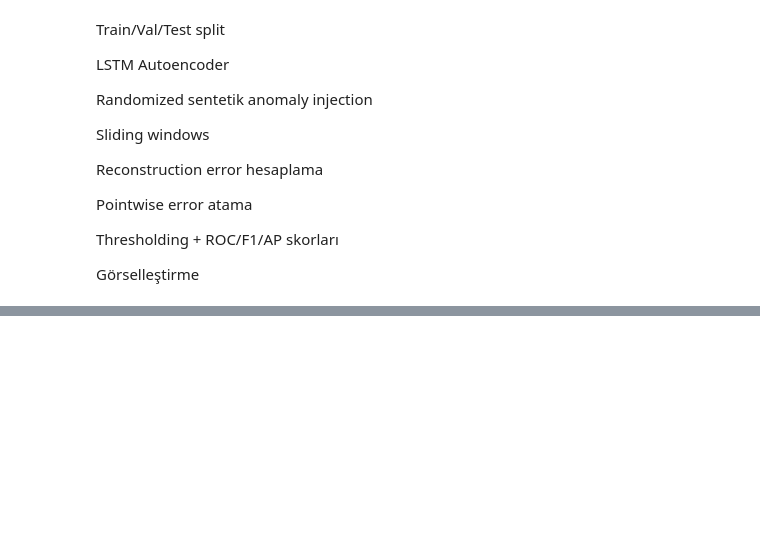
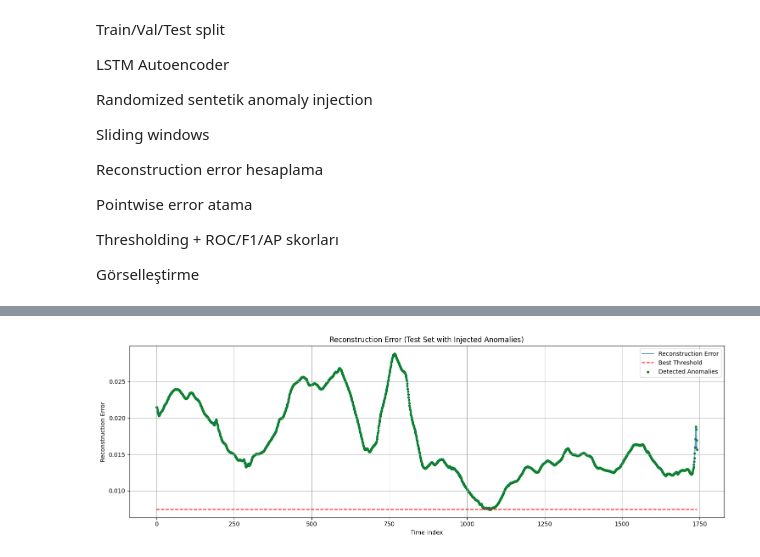
Before and after one commit to beratkaya61/iot_timeseries_machine_learning_updated, a Jupyter notebook: iot-timeseries-forecasting/updated_notebooks/2.2.2_lstm_autoencoder_anomaly_detect.ipynb, the cells around one changed output, grey strips where cells are left out. Saved outputs shown, nothing was run; the diff lists cells and outputs as text; code cells hidden in the pictures; blank space fills up the shorter version.

```diff
--- a/iot-timeseries-forecasting/updated_notebooks/2.2.2_lstm_autoencoder_anomaly_detect.ipynb
+++ b/iot-timeseries-forecasting/updated_notebooks/2.2.2_lstm_autoencoder_anomaly_detect.ipynb
@@ -193,0 +301,85 @@ plt.show()
+# %%
+# =========  Prepare new DataLoader with anomalies =========
+test_tensor_anom = torch.tensor(modified_test_windows, dtype=torch.float32).unsqueeze(-1)
+test_loader_anom = DataLoader(TensorDataset(test_tensor_anom, test_tensor_anom),
+                              batch_size=batch_size, shuffle=False)
+
+# =========  Reconstruction & Error Calculation =========
+model.eval()
+recons = []
+with torch.no_grad():
+    for xb, _ in test_loader_anom:
+        xb = xb.to(device)
+        out = model(xb).cpu().numpy()
+        recons.append(out)
+
+recons = np.vstack(recons).squeeze(-1)
+window_mse = np.mean((recons - modified_test_windows) ** 2, axis=1)
+
+# Convert window error to pointwise error
+N = len(test_scaled)
+pointwise_err = np.zeros(N)
+counts = np.zeros(N)
+half = window_size // 2
+
+for i, w_err in enumerate(window_mse):
+    start_idx = i
+    end_idx = i + window_size
+    if end_idx > N:
+        end_idx = N
+    pointwise_err[start_idx:end_idx] += w_err
+    counts[start_idx:end_idx] += 1
+
+# Average overlapping contributions
+nonzero = counts > 0
+pointwise_err[nonzero] /= counts[nonzero]
+
+valid_err = pointwise_err
+valid_labels = np.zeros(N, dtype=int)
+
+# Map window-level anomaly labels to pointwise
+for idx in np.where(injected_labels == 1)[0]:
+    start_idx = idx
+    end_idx = idx + window_size
+    if end_idx > N:
+        end_idx = N
+    valid_labels[start_idx:end_idx] = 1
+
+# ========= Threshold Optimization & Metrics =========
+thresholds = np.linspace(valid_err.min(), valid_err.max(), 200)
+f1_scores = []
+
+for thr in thresholds:
+    preds = (valid_err >= thr).astype(int)
+    f1_scores.append(f1_score(valid_labels, preds))
+
+best_idx = np.argmax(f1_scores)
+best_threshold = thresholds[best_idx]
+best_f1 = f1_scores[best_idx]
+
+print(f"Best threshold: {best_threshold:.6f} with F1-score: {best_f1:.4f}")
+
+preds = (valid_err >= best_threshold).astype(int)
+
+roc_auc = roc_auc_score(valid_labels, valid_err)
+precision = precision_score(valid_labels, preds)
+recall = recall_score(valid_labels, preds)
+f1 = f1_score(valid_labels, preds)
+ap_score = average_precision_score(valid_labels, valid_err)
+
+print(f"ROC AUC: {roc_auc:.4f}")
+print(f"Precision: {precision:.4f}, Recall: {recall:.4f}, F1: {f1:.4f}, AP: {ap_score:.4f}")
+
+# ========= Optional Visualization =========
+plt.figure(figsize=(15,5))
+plt.plot(pointwise_err, label='Reconstruction Error', alpha=0.7)
+plt.hlines(best_threshold, 0, N, colors='r', linestyles='dashed', label='Best Threshold')
+plt.scatter(np.where(preds==1)[0], pointwise_err[preds==1], color='green', label='Detected Anomalies', s=10)
+plt.title('Reconstruction Error (Test Set with Injected Anomalies)')
+plt.xlabel('Time Index')
+plt.ylabel('Reconstruction Error')
+plt.legend()
+plt.grid(True)
+plt.tight_layout()
+plt.show()
+# %% [output]
@@ -194 +389,2 @@ plt.show()
+[figure, added]
 # %%
```
Also changed, not shown: parts of 16 cells of this notebook.
